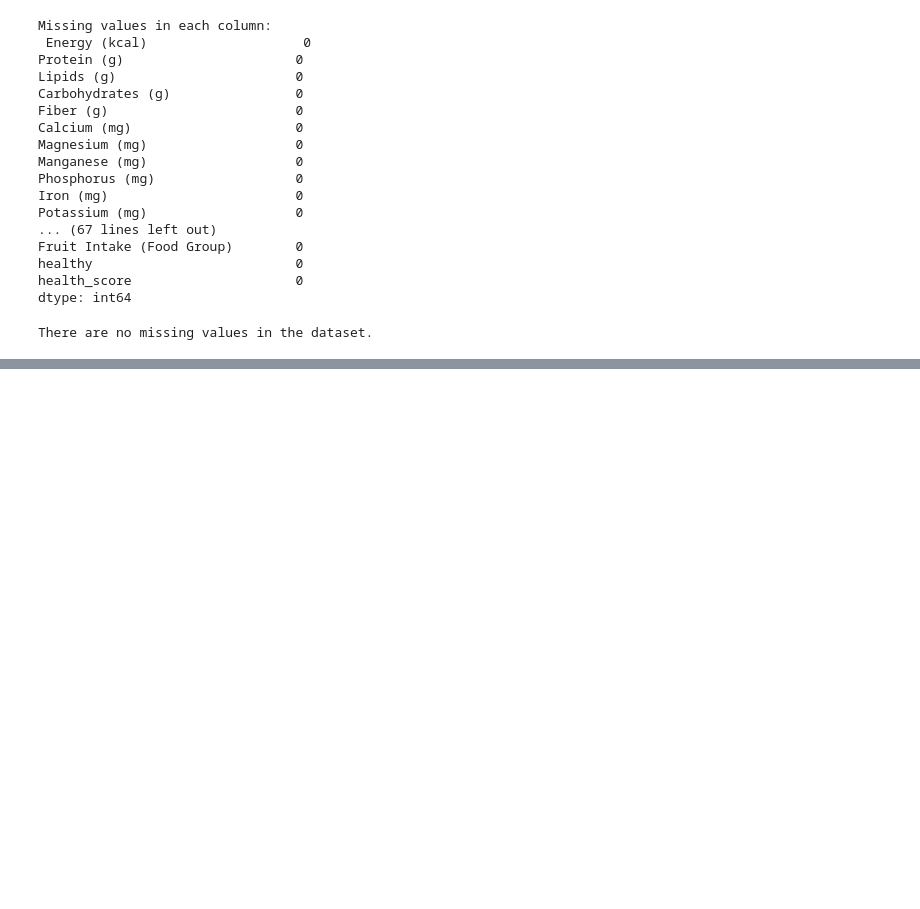
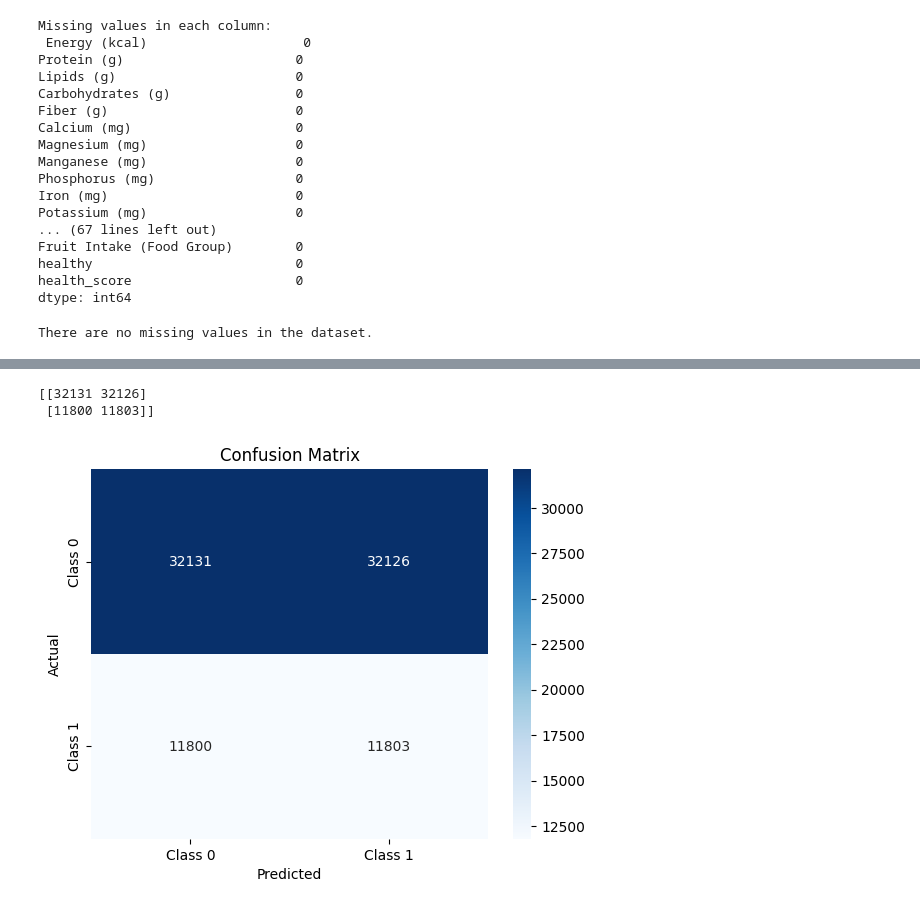
Before and after one commit to XavierRolex/Food-Classification-Model, a Jupyter notebook: Updated (2).ipynb, the cells around one changed output, grey strips where cells are left out. Cells and saved outputs as stored; diff of their text form; code cells hidden in the pictures; blank space fills up the shorter version.

```diff
--- a/Updated (2).ipynb
+++ b/Updated (2).ipynb
@@ -974,0 +1019,17 @@ There are no missing values in the dataset.
+# %%
+# Define Features and Target
+# List of features (nutritional values)
+features = [
+    "Energy (kcal)", "Protein (g)", "Lipids (g)", "Carbohydrates (g)", "Fiber (g)",
+    "Calcium (mg)", "Magnesium (mg)", "Manganese (mg)", "Phosphorus (mg)", "Iron (mg)",
+    "Potassium (mg)", "Copper (mg)", "Zinc (mg)", "Selenium (mcg)", "Vitamin A (mcg)",
+    "Vitamin B1 (mg)", "Vitamin B2 (mg)", "Vitamin B3 (mg)", "Equivalent Vitamin B3 (mg)",
+    "Vitamin B6 (mg)", "Folate (mcg)", "Vitamin C (mg)"
+]
+
+# The target column (healthy: 1 for healthy, 0 for unhealthy)
+target = "healthy"
+
+# Separate the features and target variable
+X = df[features]  # Features (nutritional values)
+y = df[target]    # Target variable (healthy or unhealthy)
@@ -974,0 +1271,12 @@ There are no missing values in the dataset.
+# %%
+#Prepare the Dataset for soft votinh
+import pandas as pd
+from sklearn.model_selection import train_test_split
+from sklearn.ensemble import RandomForestClassifier, AdaBoostClassifier, VotingClassifier
+from sklearn.metrics import accuracy_score, classification_report
+from xgboost import XGBClassifier
+# Split the data into training + validation and test sets (80% train + validation, 20% test)
+X_train_val, X_test, y_train_val, y_test = train_test_split(X, y, test_size=0.2, random_state=42)
+
+# Then, split the 80% into training (60%) and validation (20%) sets
+X_train, X_val, y_train, y_val = train_test_split(X_train_val, y_train_val, test_size=0.25, random_state=42)
@@ -974,0 +1404,21 @@ There are no missing values in the dataset.
+# %%
+from sklearn.metrics import confusion_matrix
+
+# Generate confusion matrix
+cm = confusion_matrix(y_val, y_pred)  # or y_test for test set
+print(cm)
+# %% [output]
+[[32131 32126]
+ [11800 11803]]
+# %%
+import seaborn as sns
+import matplotlib.pyplot as plt
+
+# Plot the confusion matrix
+sns.heatmap(cm, annot=True, fmt='d', cmap='Blues', xticklabels=['Class 0', 'Class 1'], yticklabels=['Class 0', 'Class 1'])
+plt.xlabel('Predicted')
+plt.ylabel('Actual')
+plt.title('Confusion Matrix')
+plt.show()
+# %% [output]
+[figure, added]
```
Also changed, not shown: parts of 34 cells of this notebook, 2 other files.
